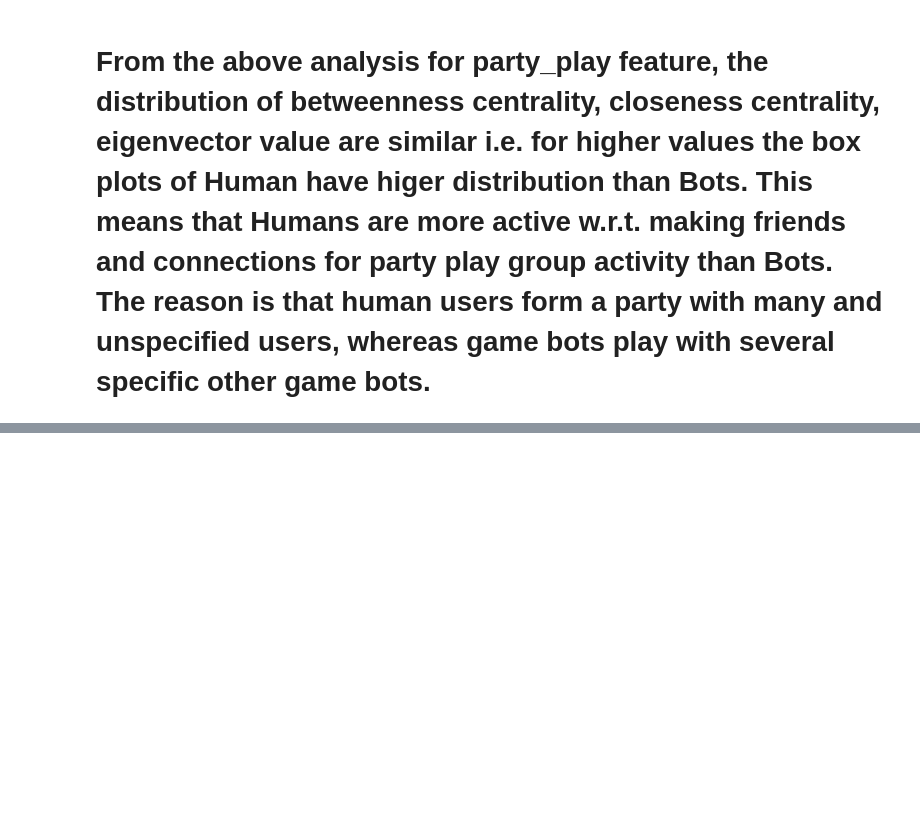
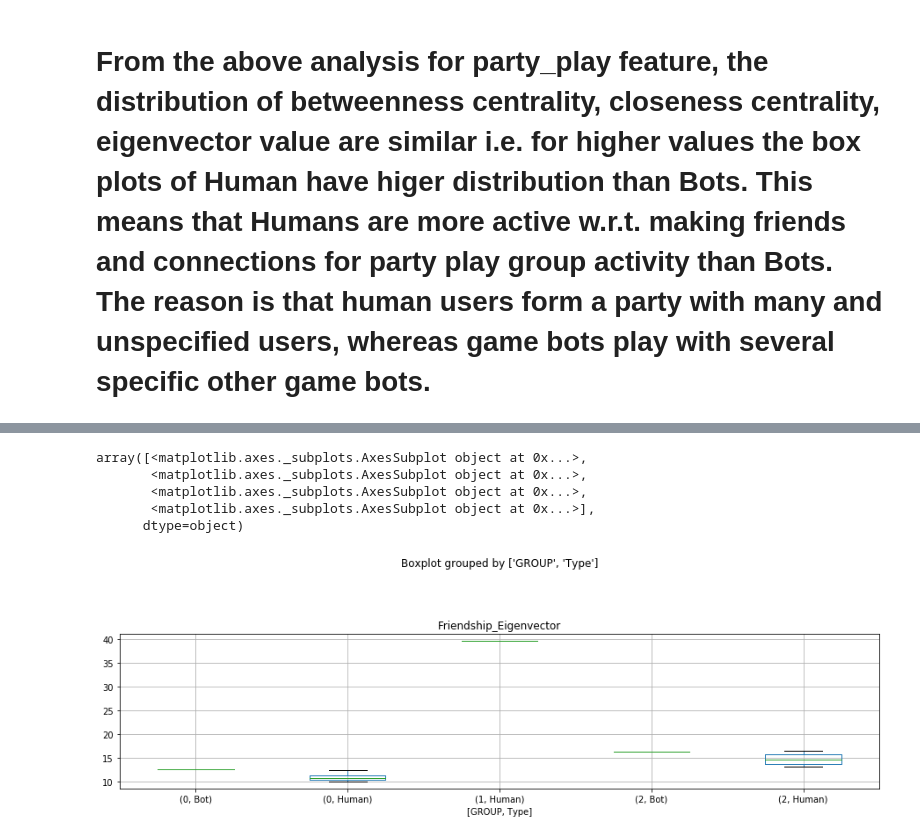
Before and after one commit to gautamprasad81/pgp-bdml-capstone, a Jupyter notebook: NetworkMeasuresFeaturesAnalysis.ipynb, the cells around one changed output, grey strips where cells are left out. Saved outputs shown, nothing was run; the diff lists cells and outputs as text; code cells hidden in the pictures; blank space fills up the shorter version.

```diff
--- a/NetworkMeasuresFeaturesAnalysis.ipynb
+++ b/NetworkMeasuresFeaturesAnalysis.ipynb
@@ -365,0 +461,19 @@ array([<matplotlib.axes._subplots.AxesSubplot object at 0x...>,
+# %%
+friendship_df_tmp_feature_z = friendship_df[['Friendship_Eigenvector']]
+friendship_df_tmp_feature_z = friendship_df_tmp_feature_z.apply(zscore)
+friendship_df_tmp_feature_z_clusters = KMeans(n_clusters=3, random_state=7, n_init=10)
+
+# We are trying to see the clusters for the higher values here, since for lower clusters, the box plots are similar
+friendship_df_tmp_feature_z = friendship_df_tmp_feature_z[friendship_df_tmp_feature_z.Friendship_Eigenvector > 10]
+friendship_df_tmp_feature_z_clusters.fit(friendship_df_tmp_feature_z)
+predicted_clusters = friendship_df_tmp_feature_z_clusters.predict(friendship_df_tmp_feature_z)
+friendship_df_tmp_feature_z["GROUP"] = predicted_clusters
+friendship_df_tmp_feature_z['Type'] = friendship_df.Type
+friendship_df_tmp_feature_z.boxplot(by = ['GROUP', 'Type'],  layout=(4,1), figsize=(15, 15))
+# %% [output]
+array([<matplotlib.axes._subplots.AxesSubplot object at 0x...>,
+       <matplotlib.axes._subplots.AxesSubplot object at 0x...>,
+       <matplotlib.axes._subplots.AxesSubplot object at 0x...>,
+       <matplotlib.axes._subplots.AxesSubplot object at 0x...>],
+      dtype=object)
+[figure, added]
```
Also changed, not shown: parts of 19 cells of this notebook, 1 other file.
